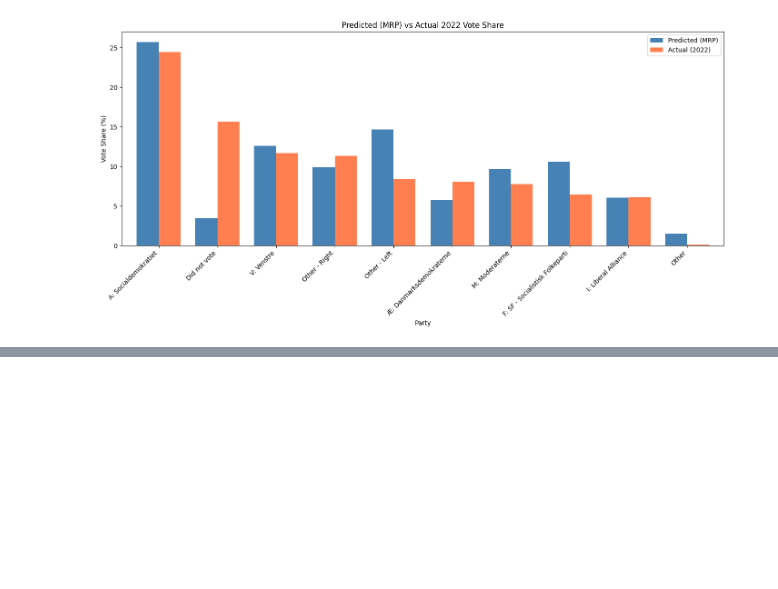
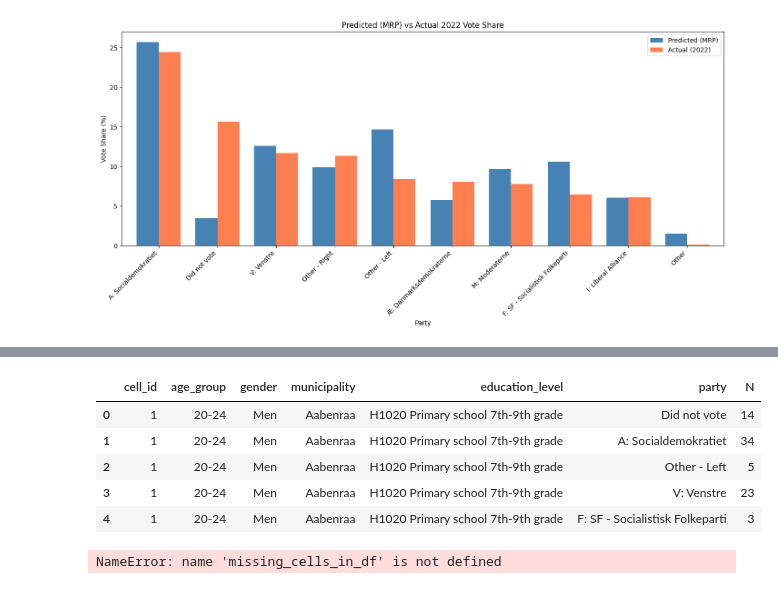
Before and after one commit to AI-Pop-Up-Lab/cssci-capstone-app, a Jupyter notebook: denmark_data/elections.ipynb, the cells around one changed output, grey strips where cells are left out. Saved outputs shown, nothing was run; the diff lists cells and outputs as text; code cells hidden in the pictures; blank space fills up the shorter version.

```diff
--- a/denmark_data/elections.ipynb
+++ b/denmark_data/elections.ipynb
@@ -417,14 +419,14 @@ plt.show()
 import pandas as pd
 import matplotlib.pyplot as plt
 import numpy as np
+import math
 from scipy import stats
-import math
 import warnings
 from matplotlib.lines import Line2D
 
 # ── Load data ─────────────────────────────────────────────────────────
-df_q = pd.read_csv('/Users/danjonaitis/Documents/GitHub/cssci-capstone-app/mrp_outputs/mrp_municipality_party_quartiles.csv')
-df_actual = pd.read_csv('data/denmark_election_results_with_turnout.csv')
+df_q = pd.read_csv('/Users/danjonaitis/Documents/GitHub/voteframe/python_test/output/initial_extended_frame.csv')
+df_actual = pd.read_csv('/Users/danjonaitis/Documents/GitHub/voteframe/python_test/data/election_results.csv')
 
 df_a22 = (df_actual[df_actual['year'] == 2022]
           .copy()
@@ -538,0 +1057,19 @@ RMSE         : 4.275 pp
+# %%
+# drop N
+# df_raked = df_raked.drop(columns=["N", "prob", "expected_N", "prob_raked"])
+df_raked
+# round expected_N_raked to integer since it represents counts and rename to N
+df_raked = df_raked.rename(columns={"expected_N_raked": "N"})
+df_raked["N"] = df_raked["N"].round().astype(int)
+df_raked.head()
+# %% [output]
+|  | cell_id | age_group | gender | municipality | education_level | party | N |
+| 0 | 1 | 20-24 | Men | Aabenraa | H1020 Primary school 7th-9th grade | Did not vote | 14 |
+| 1 | 1 | 20-24 | Men | Aabenraa | H1020 Primary school 7th-9th grade | A: Socialdemokratiet | 34 |
+| 2 | 1 | 20-24 | Men | Aabenraa | H1020 Primary school 7th-9th grade | Other - Left | 5 |
+| 3 | 1 | 20-24 | Men | Aabenraa | H1020 Primary school 7th-9th grade | V: Venstre | 23 |
+| 4 | 1 | 20-24 | Men | Aabenraa | H1020 Primary school 7th-9th grade | F: SF - Socialistisk Folkeparti | 3 |
+# %%
+missing_cells_in_df
+# %% [output]
+NameError: name 'missing_cells_in_df' is not defined
```
Also changed, not shown: parts of 9 cells of this notebook, 34 other files.
